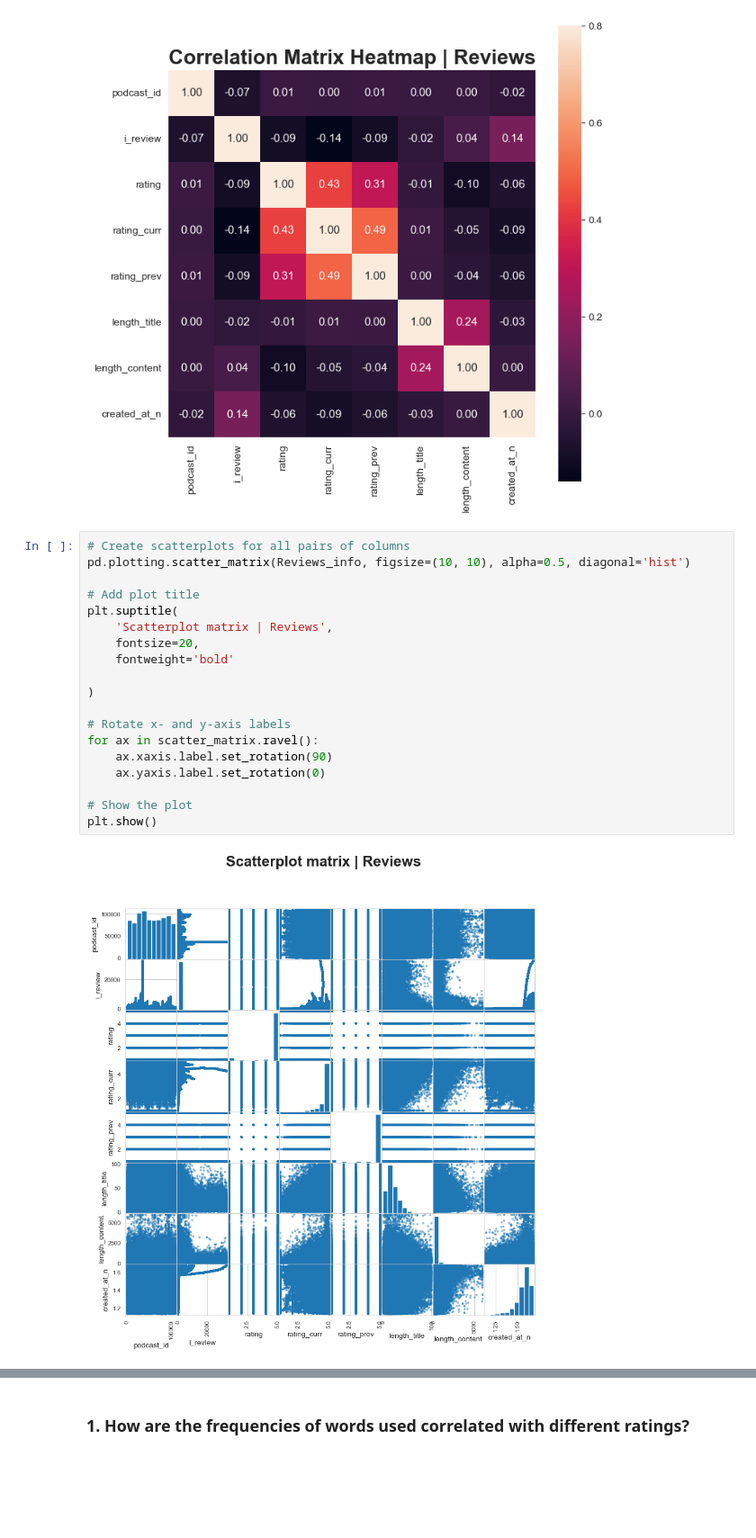
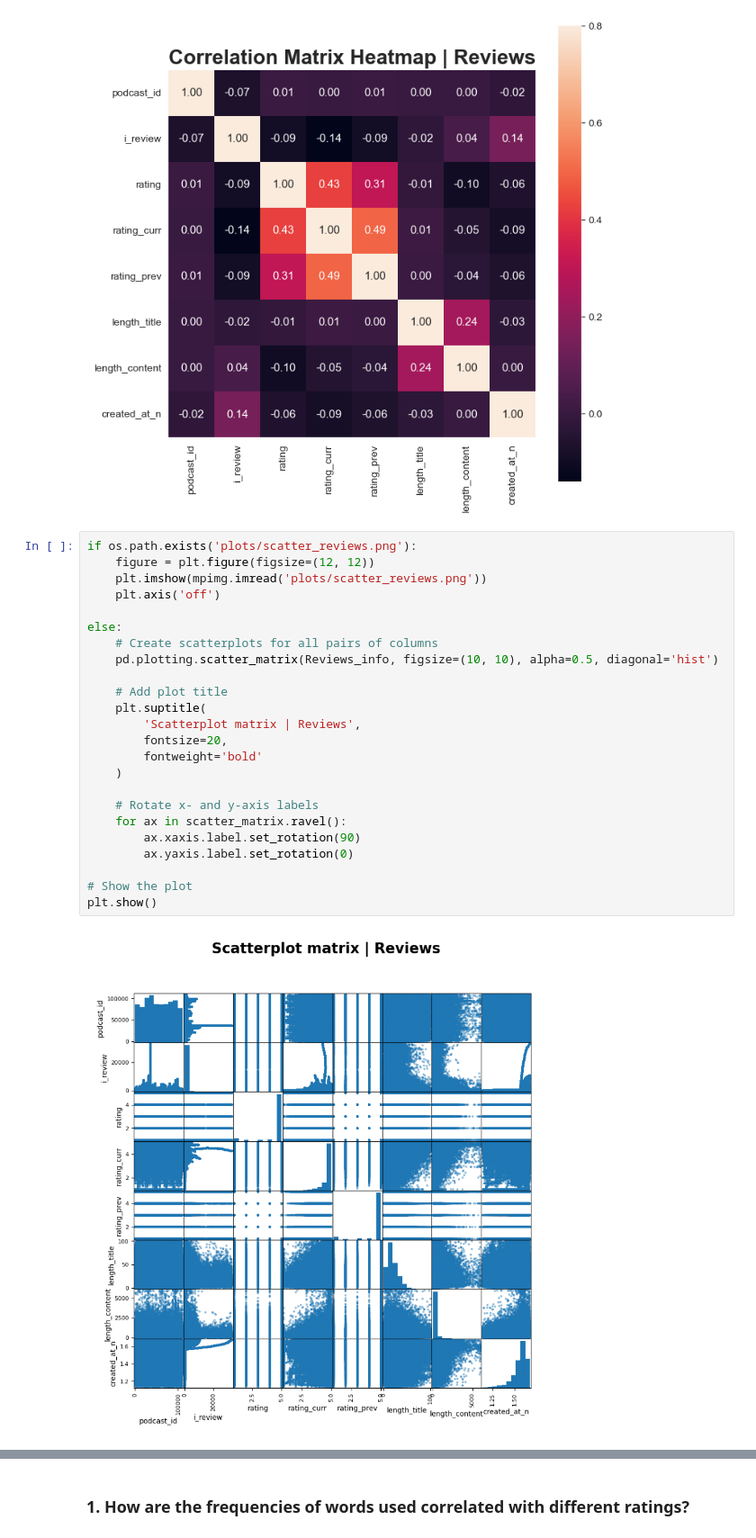
Before and after one commit to 2HO4/PodcastReviews_iTunes, a Jupyter notebook: iTunesPodcastReviews_DA.ipynb, the cells around one changed output, grey strips where cells are left out. Shown at 90% size. Cells and saved outputs as stored; diff of their text form; blank space fills up the shorter version.

```diff
--- a/iTunesPodcastReviews_DA.ipynb
+++ b/iTunesPodcastReviews_DA.ipynb
@@ -1103,23 +1134,28 @@ Reviews_info.corr_heatmap(title='reviews')
 # %% [output]
 [figure]
 # %%
-# Create scatterplots for all pairs of columns
-pd.plotting.scatter_matrix(Reviews_info, figsize=(10, 10), alpha=0.5, diagonal='hist')
+if os.path.exists('plots/scatter_reviews.png'):
+    figure = plt.figure(figsize=(12, 12))
+    plt.imshow(mpimg.imread('plots/scatter_reviews.png'))
+    plt.axis('off')
 
-# Add plot title
-plt.suptitle(
-    'Scatterplot matrix | Reviews',
-    fontsize=20,
-    fontweight='bold'
+else:
+    # Create scatterplots for all pairs of columns
+    pd.plotting.scatter_matrix(Reviews_info, figsize=(10, 10), alpha=0.5, diagonal='hist')
 
-)
+    # Add plot title
+    plt.suptitle(
+        'Scatterplot matrix | Reviews',
+        fontsize=20,
+        fontweight='bold'
+    )
 
-# Rotate x- and y-axis labels
-for ax in scatter_matrix.ravel():
-    ax.xaxis.label.set_rotation(90)
-    ax.yaxis.label.set_rotation(0)
+    # Rotate x- and y-axis labels
+    for ax in scatter_matrix.ravel():
+        ax.xaxis.label.set_rotation(90)
+        ax.yaxis.label.set_rotation(0)
 
 # Show the plot
 plt.show()
 # %% [output]
-[figure, old version]
+[figure, new version]
```
Also changed, not shown: parts of 26 cells of this notebook, 4 other files.
